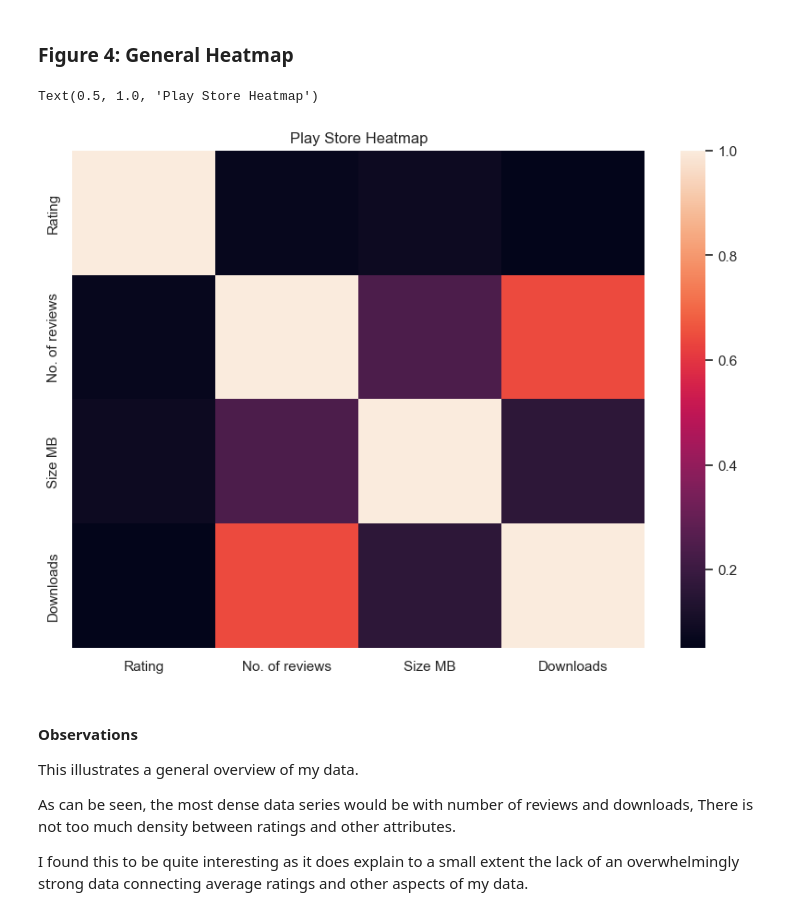
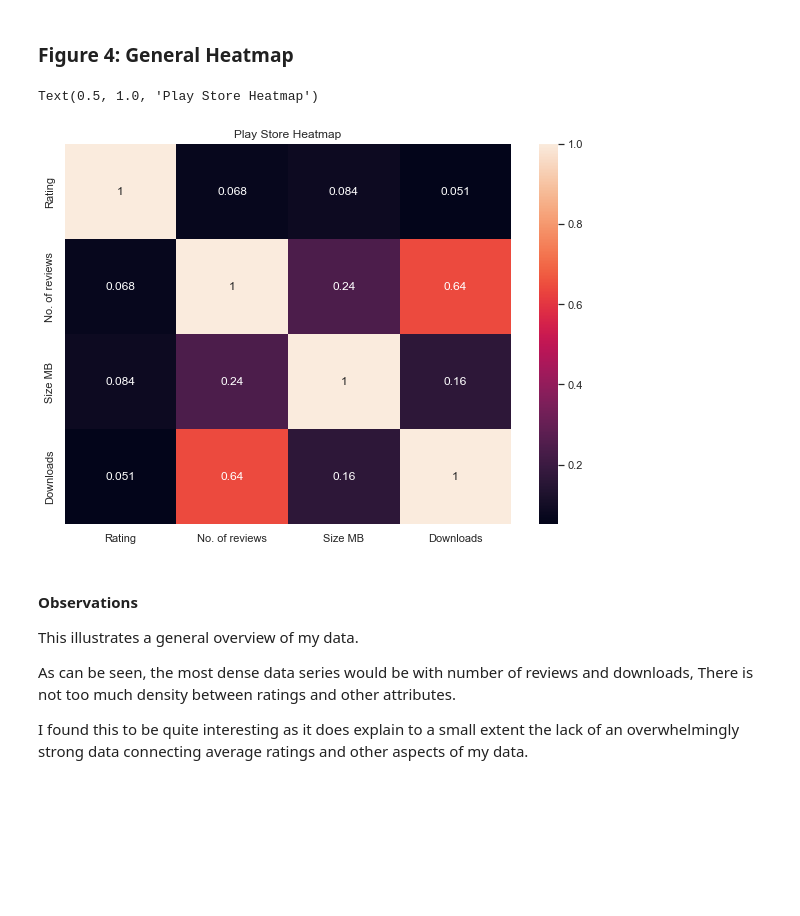
Before and after one commit to ubco-W2022T1-cosc301/project-group36, a Jupyter notebook: notebooks/analysis3.ipynb, the cells around one changed output. Drawn from its saved outputs; the diff is of its cells as text; code cells hidden in the pictures; blank space fills up the shorter version.

```diff
--- a/notebooks/analysis3.ipynb
+++ b/notebooks/analysis3.ipynb
@@ -286,15 +285,16 @@ Most interestingly, the hue reveals that paid apps are infact higher rated gener
 # %%
 sns.set(rc={"figure.figsize":(10, 7)})
 sns.set_palette("Paired")
 corr= df.drop(['index'], axis = 1).corr()
 k= sns.heatmap(
-    corr
+    corr,
+    annot=True
 )
 palette ='cool'
 k.set_title("Play Store Heatmap")
 # %% [output]
 Text(0.5, 1.0, 'Play Store Heatmap')
-[figure, old version]
+[figure, new version]
 # %% [markdown]
 #### Observations
 
```
Also changed, not shown: parts of 3 cells of this notebook.
